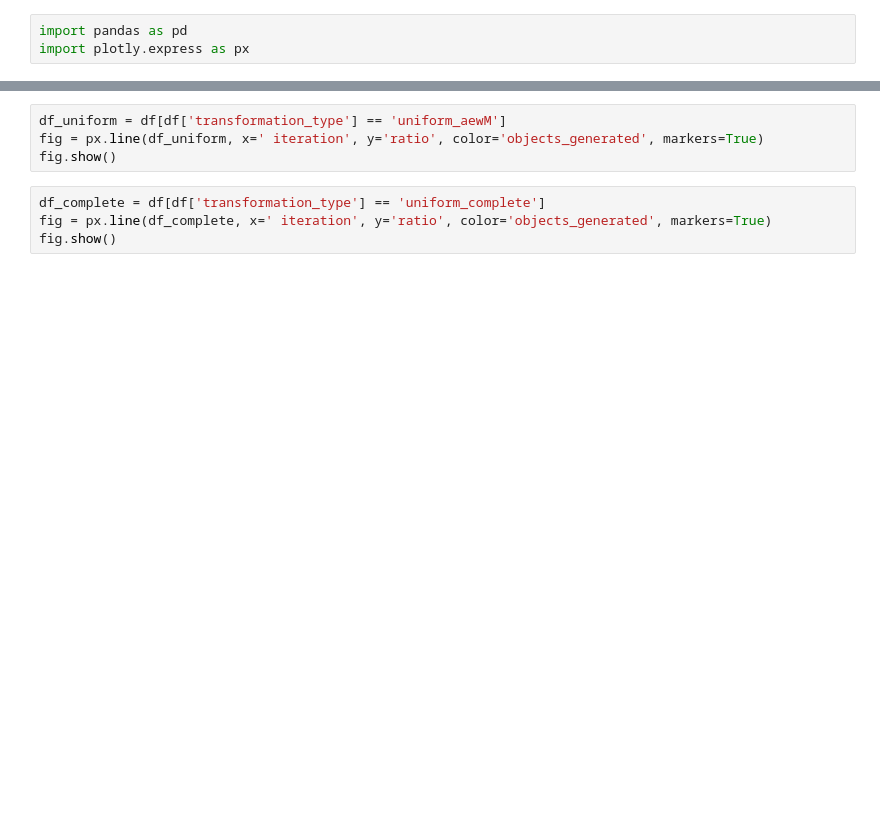
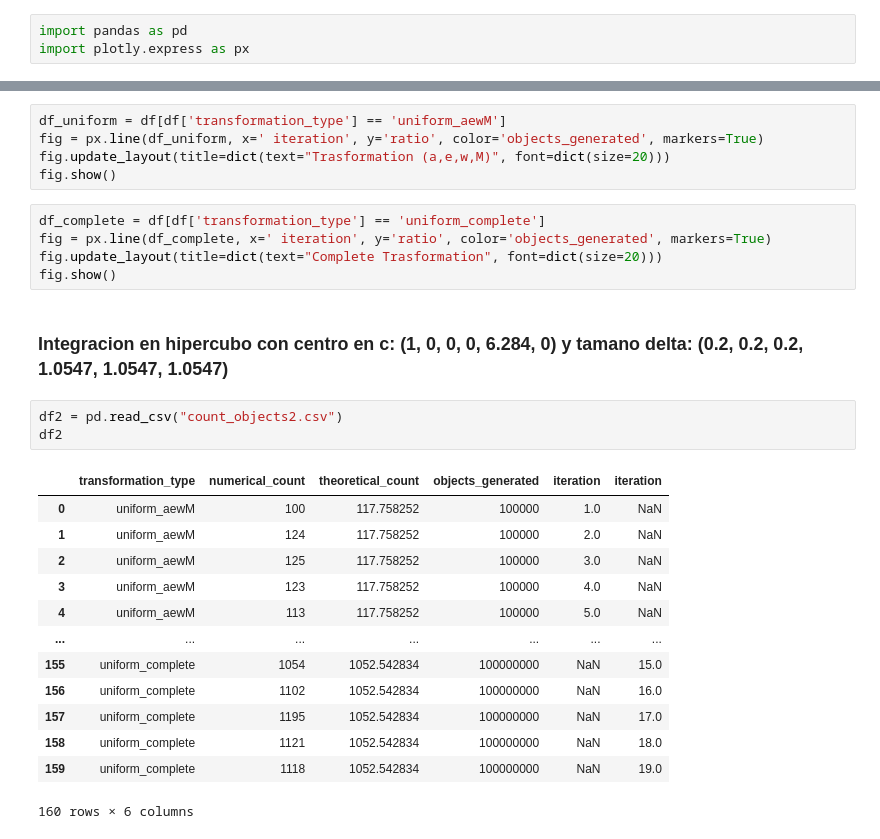
Before and after one commit to JuanitaAgudelo/TesisRepo, a Jupyter notebook: jacobian_calculations/random_variable_counts.ipynb, the cells around one changed output, grey strips where cells are left out. Drawn from its saved outputs; the diff is of its cells as text; blank space fills up the shorter version.

```diff
--- a/jacobian_calculations/random_variable_counts.ipynb
+++ b/jacobian_calculations/random_variable_counts.ipynb
@@ -22,8 +24,29 @@ df
 # %%
 df_uniform = df[df['transformation_type'] == 'uniform_aewM']
 fig = px.line(df_uniform, x=' iteration', y='ratio', color='objects_generated', markers=True)
+fig.update_layout(title=dict(text="Trasformation (a,e,w,M)", font=dict(size=20)))
 fig.show()
 # %%
 df_complete = df[df['transformation_type'] == 'uniform_complete']
 fig = px.line(df_complete, x=' iteration', y='ratio', color='objects_generated', markers=True)
+fig.update_layout(title=dict(text="Complete Trasformation", font=dict(size=20)))
 fig.show()
+# %% [markdown]
+### Integracion en hipercubo con centro en c: (1, 0, 0, 0, 6.284, 0) y tamano delta: (0.2, 0.2, 0.2, 1.0547, 1.0547, 1.0547)
+# %%
+df2 = pd.read_csv("count_objects2.csv")
+df2
+# %% [output]
+|  | transformation_type | numerical_count | theoretical_count | objects_generated | iteration | iteration |
+| 0 | uniform_aewM | 100 | 117.758252 | 100000 | 1.0 | NaN |
+| 1 | uniform_aewM | 124 | 117.758252 | 100000 | 2.0 | NaN |
+| 2 | uniform_aewM | 125 | 117.758252 | 100000 | 3.0 | NaN |
+| 3 | uniform_aewM | 123 | 117.758252 | 100000 | 4.0 | NaN |
+| 4 | uniform_aewM | 113 | 117.758252 | 100000 | 5.0 | NaN |
+| ... | ... | ... | ... | ... | ... | ... |
+| 155 | uniform_complete | 1054 | 1052.542834 | 100000000 | NaN | 15.0 |
+| 156 | uniform_complete | 1102 | 1052.542834 | 100000000 | NaN | 16.0 |
+| 157 | uniform_complete | 1195 | 1052.542834 | 100000000 | NaN | 17.0 |
+| 158 | uniform_complete | 1121 | 1052.542834 | 100000000 | NaN | 18.0 |
+| 159 | uniform_complete | 1118 | 1052.542834 | 100000000 | NaN | 19.0 |
+160 rows × 6 columns
```
Also changed, not shown: parts of 4 cells of this notebook, 9 other files.
